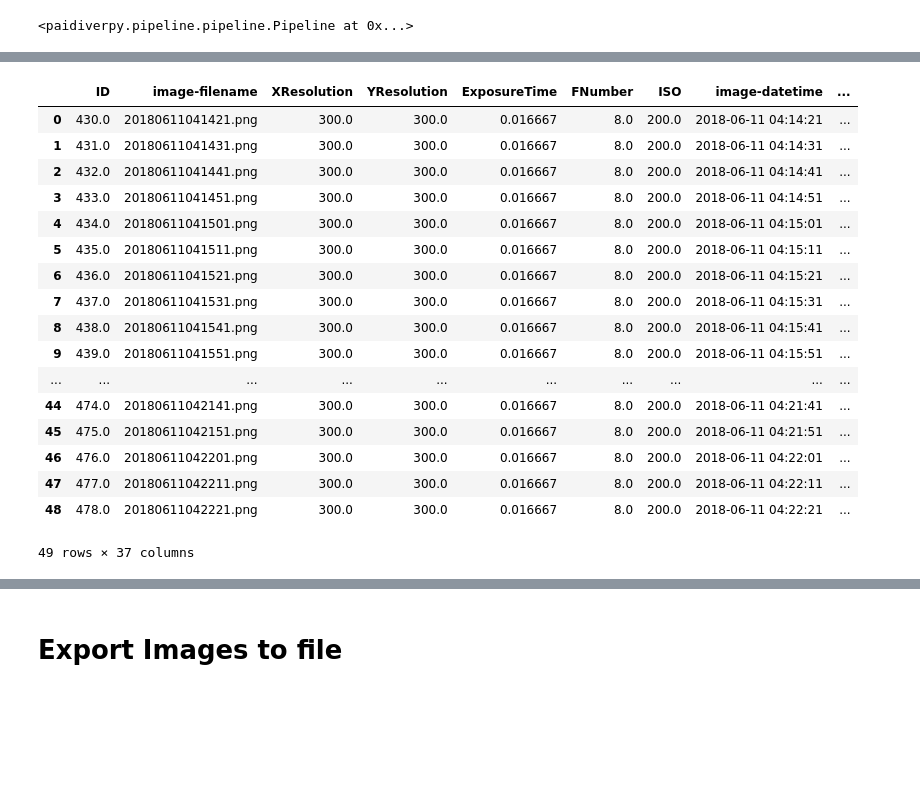
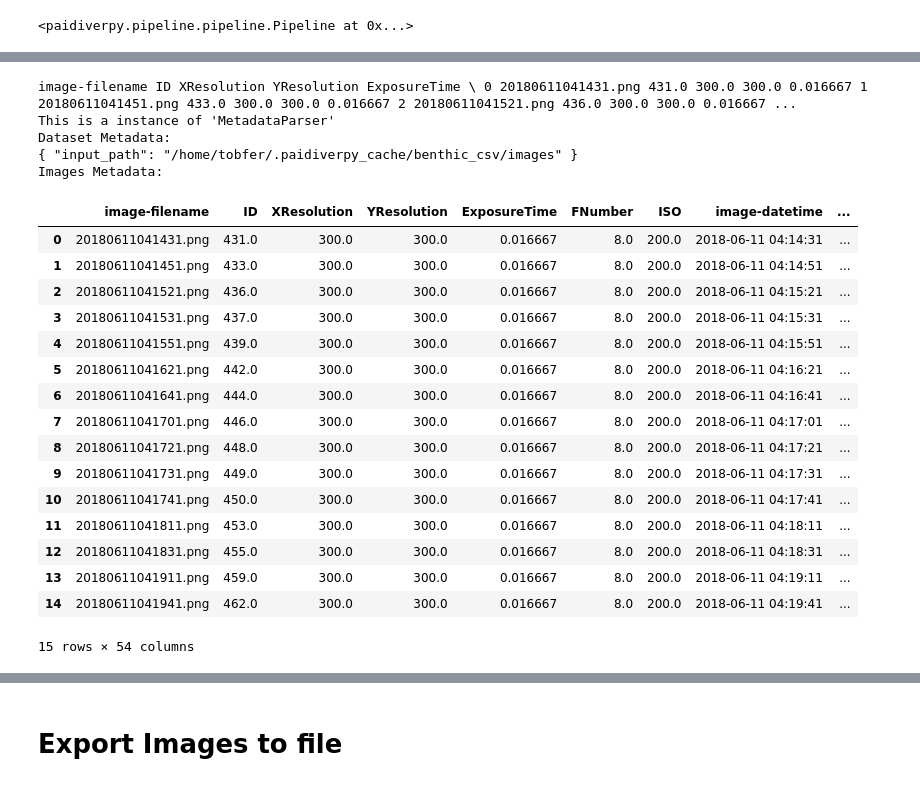
Before and after one commit to paidiver/paidiverpy, a Jupyter notebook: examples/example_notebooks/pipeline.ipynb, the cells around one changed output, grey strips where cells are left out. Saved outputs shown, nothing was run; the diff lists cells and outputs as text; code cells hidden in the pictures; blank space fills up the shorter version.

Commit message:
Add feature to export metadata to several formats

```diff
--- a/examples/example_notebooks/pipeline.ipynb
+++ b/examples/example_notebooks/pipeline.ipynb
@@ -113,26 +110,30 @@ pipeline.config
     ]
 }
 # %%
-pipeline.get_metadata()
+pipeline.metadata
 # %% [output]
+image-filename ID XResolution YResolution ExposureTime \ 0 20180611041431.png 431.0 300.0 300.0 0.016667 1 20180611041451.png 433.0 300.0 300.0 0.016667 2 20180611041521.png 436.0 300.0 300.0 0.016667 ...
+This is a instance of 'MetadataParser'
+Dataset Metadata:
+{ "input_path": "/home/tobfer/.paidiverpy_cache/benthic_csv/images" }
+Images Metadata:
-|  | ID | image-filename | XResolution | YResolution | ExposureTime | FNumber | ISO | image-datetime | ... |
-| 0 | 430.0 | 20180611041421.png | 300.0 | 300.0 | 0.016667 | 8.0 | 200.0 | 2018-06-11 04:14:21 | ... |
-| 1 | 431.0 | 20180611041431.png | 300.0 | 300.0 | 0.016667 | 8.0 | 200.0 | 2018-06-11 04:14:31 | ... |
-| 2 | 432.0 | 20180611041441.png | 300.0 | 300.0 | 0.016667 | 8.0 | 200.0 | 2018-06-11 04:14:41 | ... |
-| 3 | 433.0 | 20180611041451.png | 300.0 | 300.0 | 0.016667 | 8.0 | 200.0 | 2018-06-11 04:14:51 | ... |
-| 4 | 434.0 | 20180611041501.png | 300.0 | 300.0 | 0.016667 | 8.0 | 200.0 | 2018-06-11 04:15:01 | ... |
-| 5 | 435.0 | 20180611041511.png | 300.0 | 300.0 | 0.016667 | 8.0 | 200.0 | 2018-06-11 04:15:11 | ... |
-| 6 | 436.0 | 20180611041521.png | 300.0 | 300.0 | 0.016667 | 8.0 | 200.0 | 2018-06-11 04:15:21 | ... |
-| 7 | 437.0 | 20180611041531.png | 300.0 | 300.0 | 0.016667 | 8.0 | 200.0 | 2018-06-11 04:15:31 | ... |
-| 8 | 438.0 | 20180611041541.png | 300.0 | 300.0 | 0.016667 | 8.0 | 200.0 | 2018-06-11 04:15:41 | ... |
-| 9 | 439.0 | 20180611041551.png | 300.0 | 300.0 | 0.016667 | 8.0 | 200.0 | 2018-06-11 04:15:51 | ... |
-| ... | ... | ... | ... | ... | ... | ... | ... | ... | ... |
-| 44 | 474.0 | 20180611042141.png | 300.0 | 300.0 | 0.016667 | 8.0 | 200.0 | 2018-06-11 04:21:41 | ... |
-| 45 | 475.0 | 20180611042151.png | 300.0 | 300.0 | 0.016667 | 8.0 | 200.0 | 2018-06-11 04:21:51 | ... |
-| 46 | 476.0 | 20180611042201.png | 300.0 | 300.0 | 0.016667 | 8.0 | 200.0 | 2018-06-11 04:22:01 | ... |
-| 47 | 477.0 | 20180611042211.png | 300.0 | 300.0 | 0.016667 | 8.0 | 200.0 | 2018-06-11 04:22:11 | ... |
-| 48 | 478.0 | 20180611042221.png | 300.0 | 300.0 | 0.016667 | 8.0 | 200.0 | 2018-06-11 04:22:21 | ... |
+|  | image-filename | ID | XResolution | YResolution | ExposureTime | FNumber | ISO | image-datetime | ... |
+| 0 | 20180611041431.png | 431.0 | 300.0 | 300.0 | 0.016667 | 8.0 | 200.0 | 2018-06-11 04:14:31 | ... |
+| 1 | 20180611041451.png | 433.0 | 300.0 | 300.0 | 0.016667 | 8.0 | 200.0 | 2018-06-11 04:14:51 | ... |
+| 2 | 20180611041521.png | 436.0 | 300.0 | 300.0 | 0.016667 | 8.0 | 200.0 | 2018-06-11 04:15:21 | ... |
+| 3 | 20180611041531.png | 437.0 | 300.0 | 300.0 | 0.016667 | 8.0 | 200.0 | 2018-06-11 04:15:31 | ... |
+| 4 | 20180611041551.png | 439.0 | 300.0 | 300.0 | 0.016667 | 8.0 | 200.0 | 2018-06-11 04:15:51 | ... |
+| 5 | 20180611041621.png | 442.0 | 300.0 | 300.0 | 0.016667 | 8.0 | 200.0 | 2018-06-11 04:16:21 | ... |
+| 6 | 20180611041641.png | 444.0 | 300.0 | 300.0 | 0.016667 | 8.0 | 200.0 | 2018-06-11 04:16:41 | ... |
+| 7 | 20180611041701.png | 446.0 | 300.0 | 300.0 | 0.016667 | 8.0 | 200.0 | 2018-06-11 04:17:01 | ... |
+| 8 | 20180611041721.png | 448.0 | 300.0 | 300.0 | 0.016667 | 8.0 | 200.0 | 2018-06-11 04:17:21 | ... |
+| 9 | 20180611041731.png | 449.0 | 300.0 | 300.0 | 0.016667 | 8.0 | 200.0 | 2018-06-11 04:17:31 | ... |
+| 10 | 20180611041741.png | 450.0 | 300.0 | 300.0 | 0.016667 | 8.0 | 200.0 | 2018-06-11 04:17:41 | ... |
+| 11 | 20180611041811.png | 453.0 | 300.0 | 300.0 | 0.016667 | 8.0 | 200.0 | 2018-06-11 04:18:11 | ... |
+| 12 | 20180611041831.png | 455.0 | 300.0 | 300.0 | 0.016667 | 8.0 | 200.0 | 2018-06-11 04:18:31 | ... |
+| 13 | 20180611041911.png | 459.0 | 300.0 | 300.0 | 0.016667 | 8.0 | 200.0 | 2018-06-11 04:19:11 | ... |
+| 14 | 20180611041941.png | 462.0 | 300.0 | 300.0 | 0.016667 | 8.0 | 200.0 | 2018-06-11 04:19:41 | ... |
-49 rows × 37 columns
+15 rows × 54 columns
 # %%
 # Run the pipeline
 pipeline.run()
```
Also changed, not shown: parts of 5 cells of this notebook, 51 other files.
